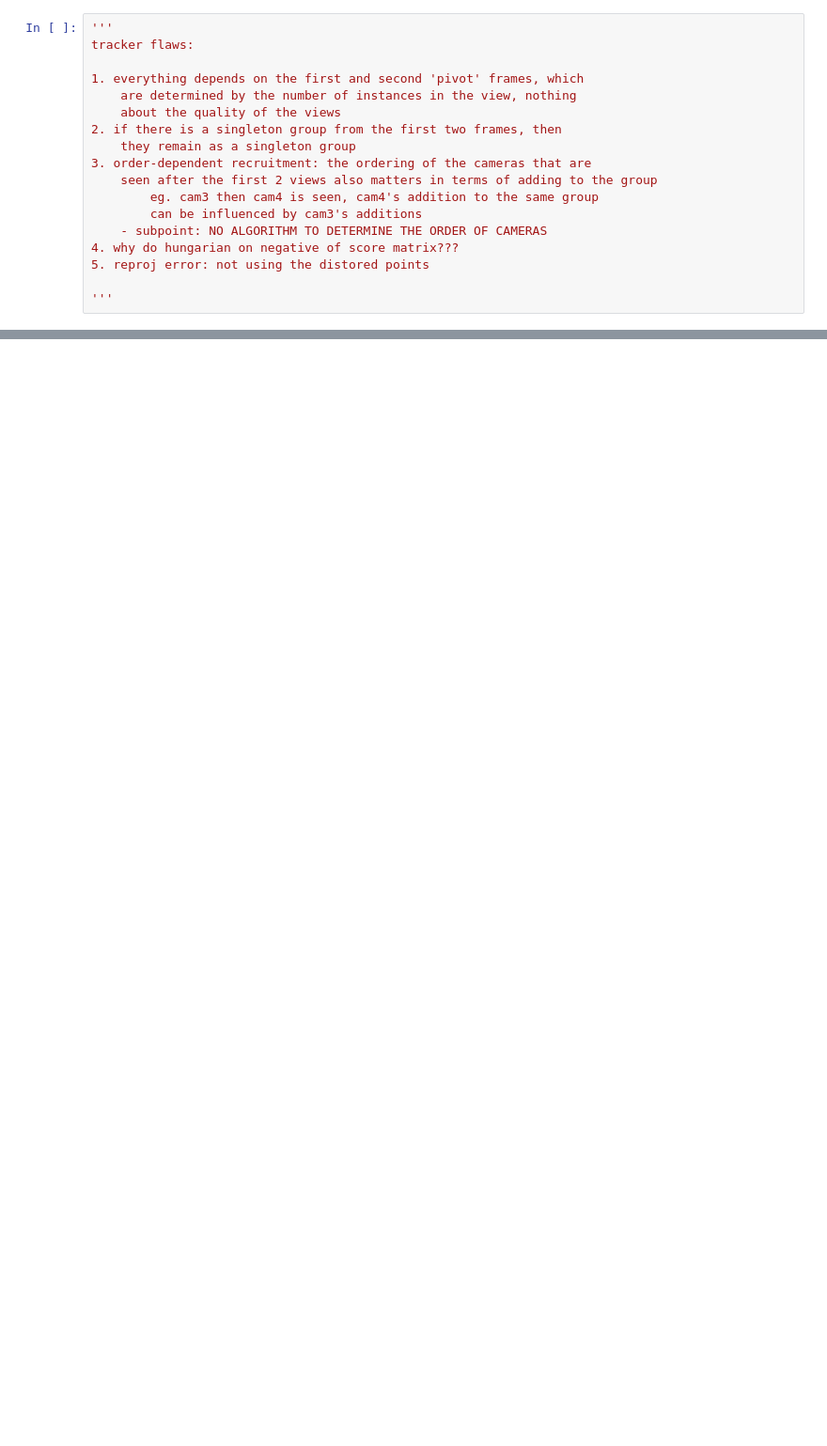
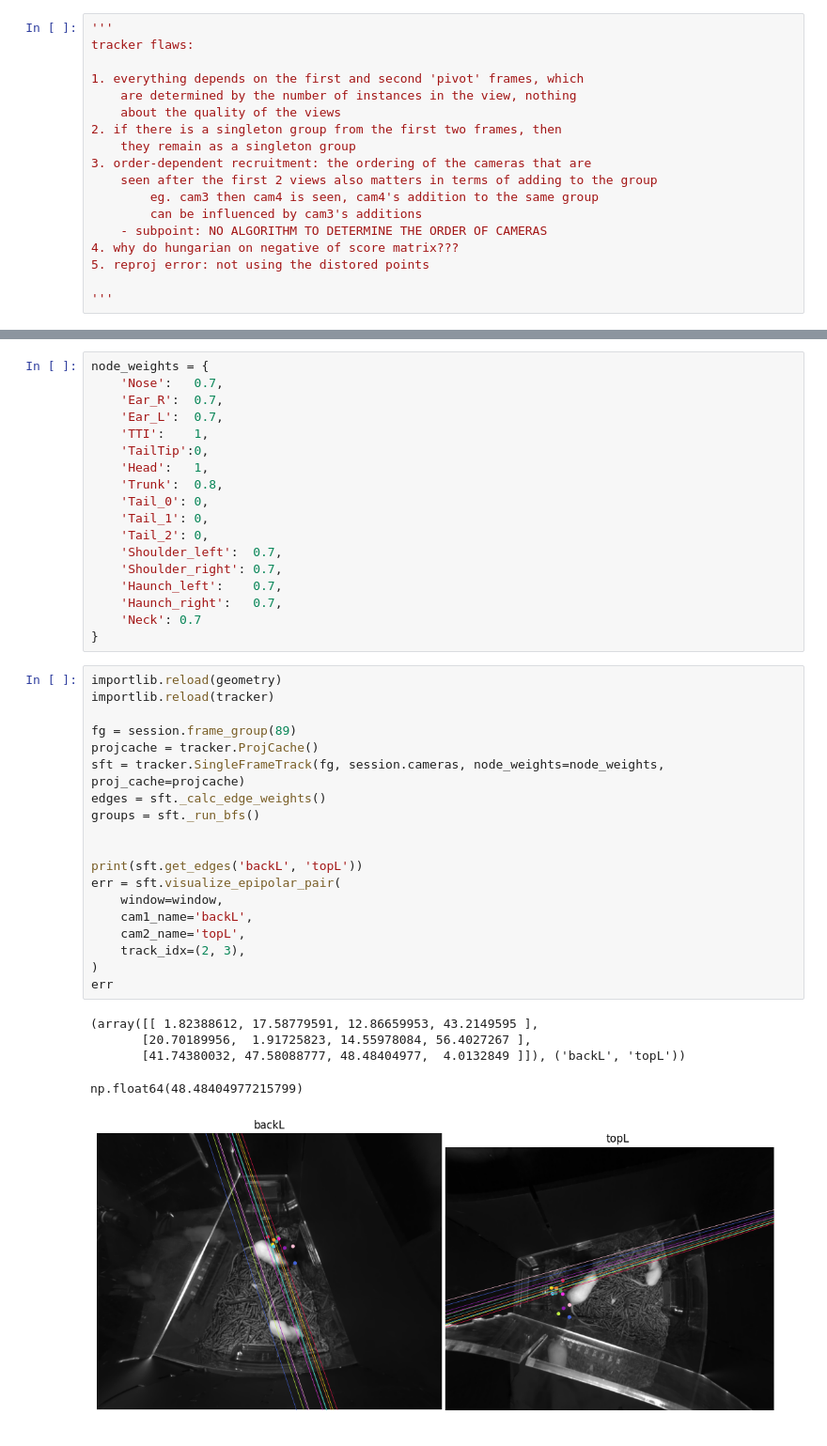
Before and after one commit to Joshjppark/lucid_lite, a Jupyter notebook: notebooks/tracking_test.ipynb, the cells around one changed output, grey strips where cells are left out. Shown at 94% size. Cells and saved outputs as stored; diff of their text form; blank space fills up the shorter version.

```diff
--- a/notebooks/tracking_test.ipynb
+++ b/notebooks/tracking_test.ipynb
@@ -152,0 +333,43 @@ cost == groups
+# %%
+node_weights = {
+    'Nose':   0.7,
+    'Ear_R':  0.7,
+    'Ear_L':  0.7,
+    'TTI':    1,
+    'TailTip':0,
+    'Head':   1,
+    'Trunk':  0.8,
+    'Tail_0': 0,
+    'Tail_1': 0,
+    'Tail_2': 0,
+    'Shoulder_left':  0.7,
+    'Shoulder_right': 0.7,
+    'Haunch_left':    0.7,
+    'Haunch_right':   0.7,
+    'Neck': 0.7
+}
+# %%
+importlib.reload(geometry)
+importlib.reload(tracker)
+
+fg = session.frame_group(89)
+projcache = tracker.ProjCache()
+sft = tracker.SingleFrameTrack(fg, session.cameras, node_weights=node_weights, proj_cache=projcache)
+edges = sft._calc_edge_weights()
+groups = sft._run_bfs()
+
+
+print(sft.get_edges('backL', 'topL'))
+err = sft.visualize_epipolar_pair(
+    window=window,
+    cam1_name='backL',
+    cam2_name='topL',
+    track_idx=(2, 3),
+)
+err
+# %% [output]
+(array([[ 1.82388612, 17.58779591, 12.86659953, 43.2149595 ],
+       [20.70189956,  1.91725823, 14.55978084, 56.4027267 ],
+       [41.74380032, 47.58088777, 48.48404977,  4.0132849 ]]), ('backL', 'topL'))
+np.float64(48.48404977215799)
+[figure, added]
```
Also changed, not shown: parts of 20 cells of this notebook, 15 other files.
